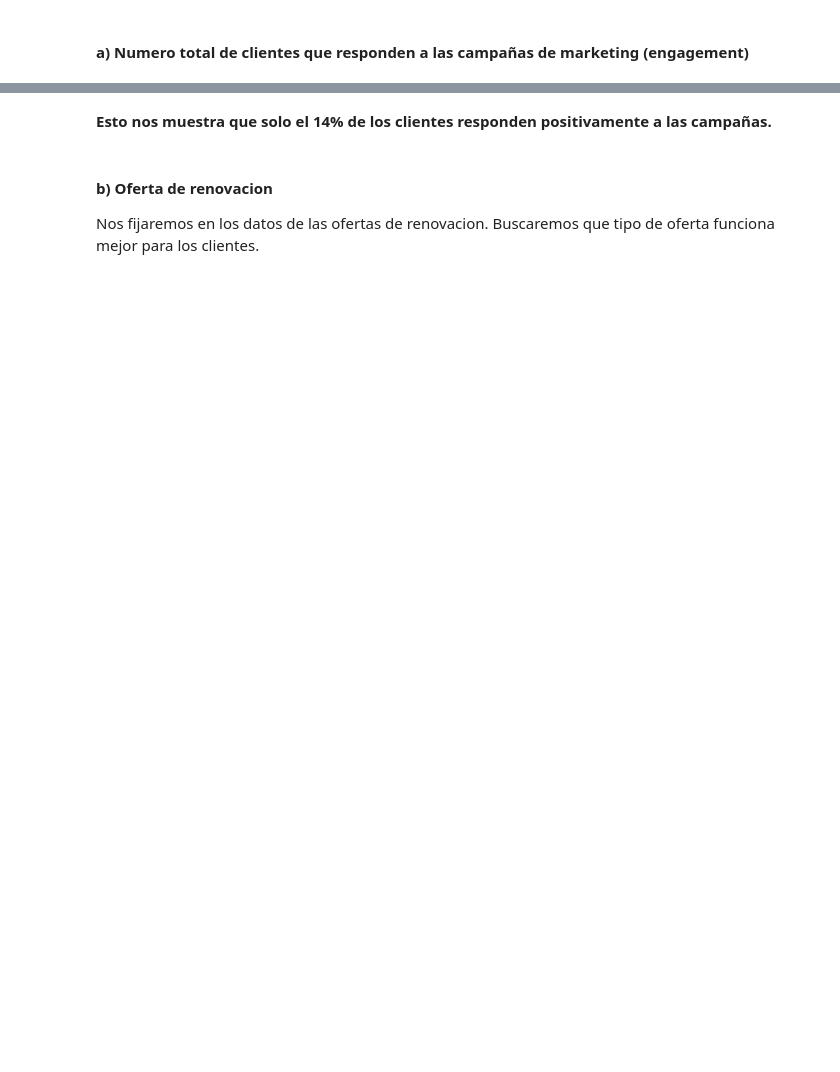
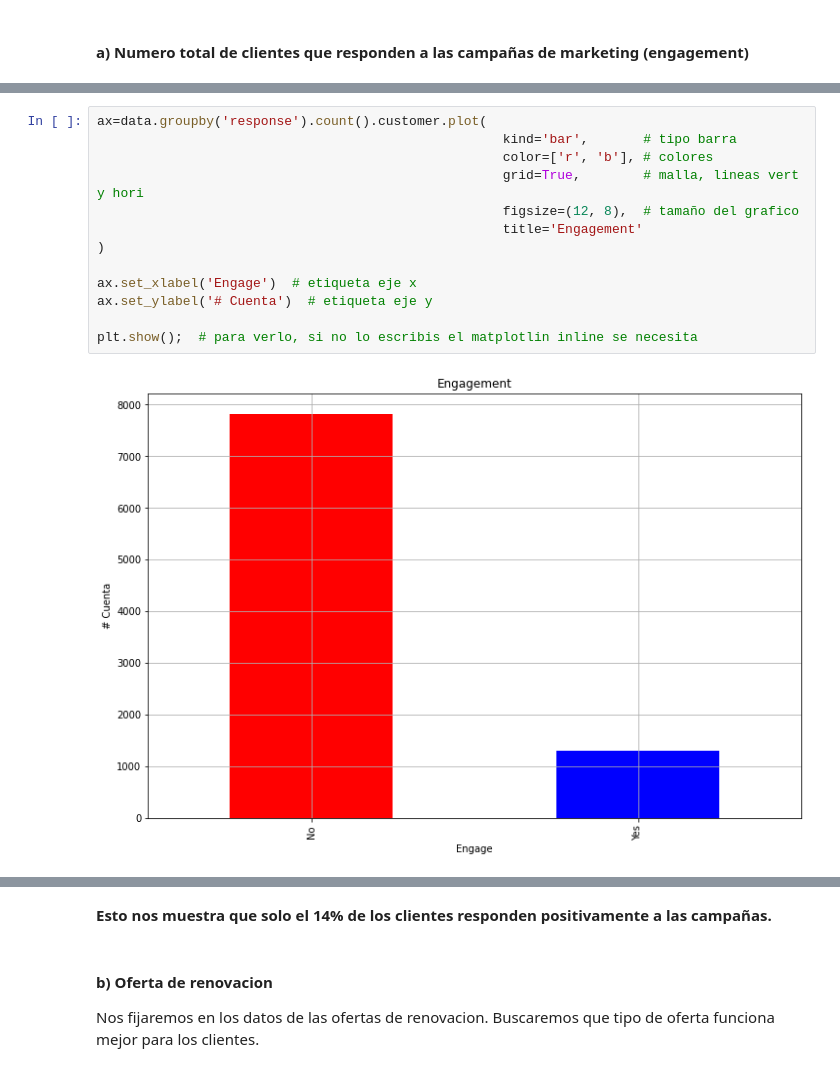
Before and after one commit to Ironhack-Data-Madrid-Abril-2021/Material_Clase, a Jupyter notebook: semana_4/1.2 - Ejemplo CLV.ipynb, the cells around one changed output, grey strips where cells are left out. Drawn from its saved outputs; the diff is of its cells as text; blank space fills up the shorter version.

```diff
--- a/semana_4/1.2 - Ejemplo CLV.ipynb
+++ b/semana_4/1.2 - Ejemplo CLV.ipynb
@@ -46,0 +100,15 @@ Mejorar el CLV a traves del marketing.
+# %%
+ax=data.groupby('response').count().customer.plot(
+                                                    kind='bar',       # tipo barra
+                                                    color=['r', 'b'], # colores
+                                                    grid=True,        # malla, lineas vert y hori
+                                                    figsize=(12, 8),  # tamaño del grafico
+                                                    title='Engagement'
+)
+
+ax.set_xlabel('Engage')  # etiqueta eje x
+ax.set_ylabel('# Cuenta')  # etiqueta eje y
+
+plt.show();  # para verlo, si no lo escribis el matplotlin inline se necesita
+# %% [output]
+[figure, added]
```
Also changed, not shown: parts of 25 cells of this notebook.
